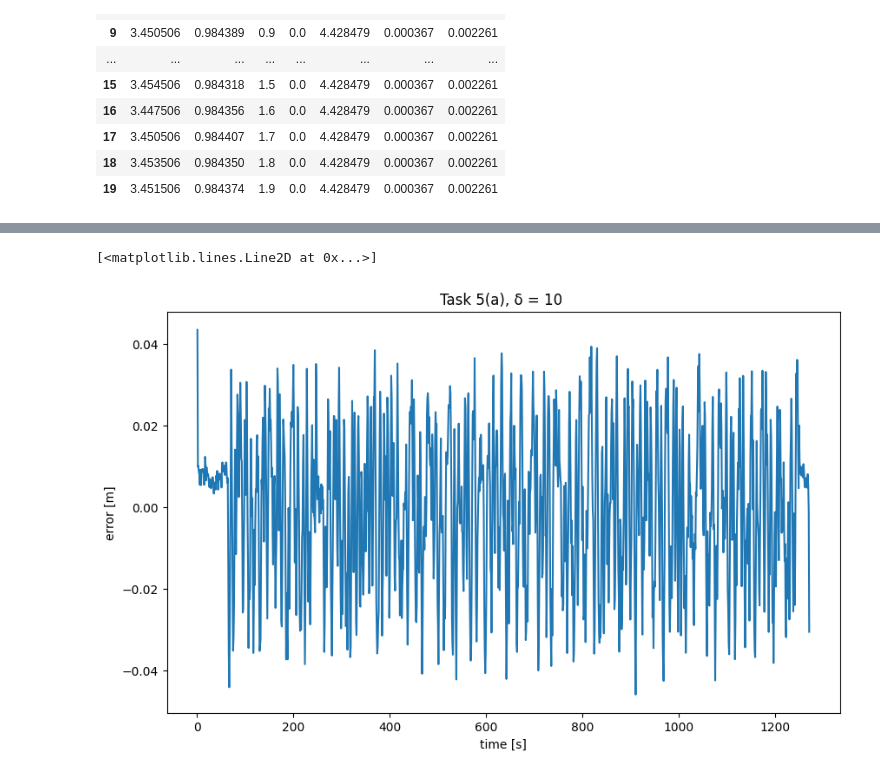
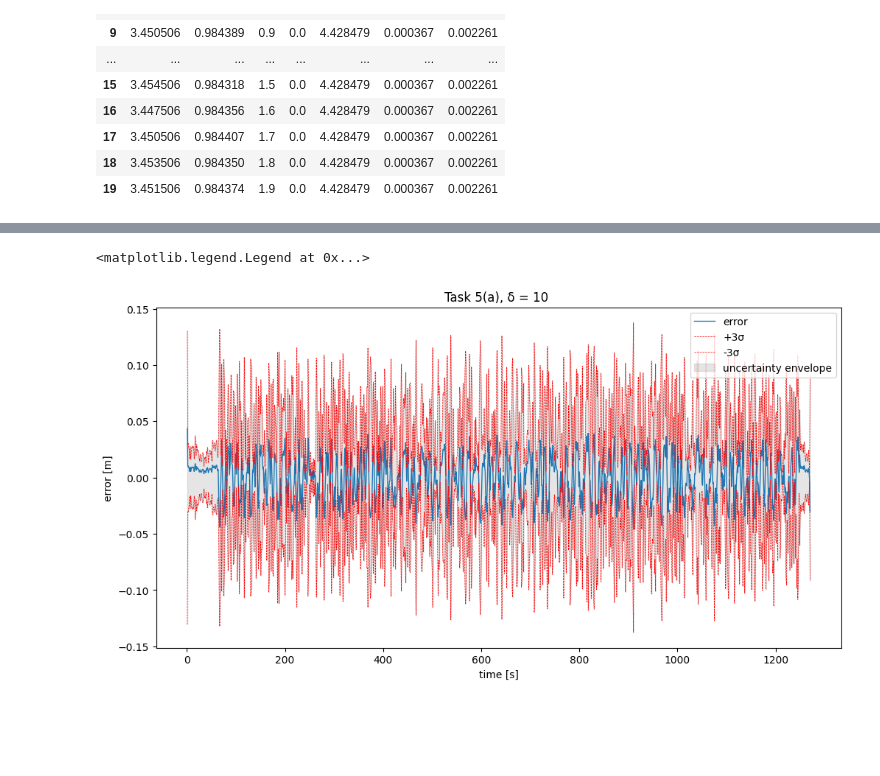
Before and after one commit to ZemsRepo/SER_Assignments, a Jupyter notebook: ex2.ipynb, the cells around one changed output, grey strips where cells are left out. Cells and saved outputs as stored; diff of their text form; code cells hidden in the pictures; blank space fills up the shorter version.

```diff
--- a/ex2.ipynb
+++ b/ex2.ipynb
@@ -131,11 +130,29 @@ array([[ 0.04348423],
 # %%
-delta_t = [(i+1) * delta * T for i in range(0, k)]
+t = [(i + 1) * delta * T for i in range(0, k)]
 
-fig, ax = plt.subplots(1, 1, figsize=(10, 6))
+# coefs = np.polyfit(delta_t, x_true_sub, 3)
+# p = np.poly1d(coefs)
+
+# x_smooth = np.linspace(0, K)
+# y_smooth = p(x_smooth)
+
+fig, ax = plt.subplots(1, 1, figsize=(12, 6))
 ax.set_title("Task 5(a), δ = {} ".format(delta))
 ax.set_xlabel("time [s]")
 ax.set_ylabel("error [m]")
-ax.plot(delta_t, error, label="error")
+ax.plot(t, error, linewidth=1, label="error")
+ax.plot(t, 3 * np.abs(error), color="red", linewidth=0.5, linestyle="--", label="+3σ")
+ax.plot(t, -3 * np.abs(error), color="red", linewidth=0.5, linestyle="--", label="-3σ")
+# ax.plot(x_smooth, y_smooth, label="x_true_smooth")
+ax.fill_between(
+    t,
+    -3 * np.abs(error),
+    3 * np.abs(error),
+    color="gray",
+    alpha=0.2,
+    label="uncertainty envelope",
+)
+ax.legend()
 # %% [output]
-[<matplotlib.lines.Line2D at 0x...>]
+<matplotlib.legend.Legend at 0x...>
-[figure, old version]
+[figure, new version]
```
Also changed, not shown: parts of 2 cells of this notebook.
